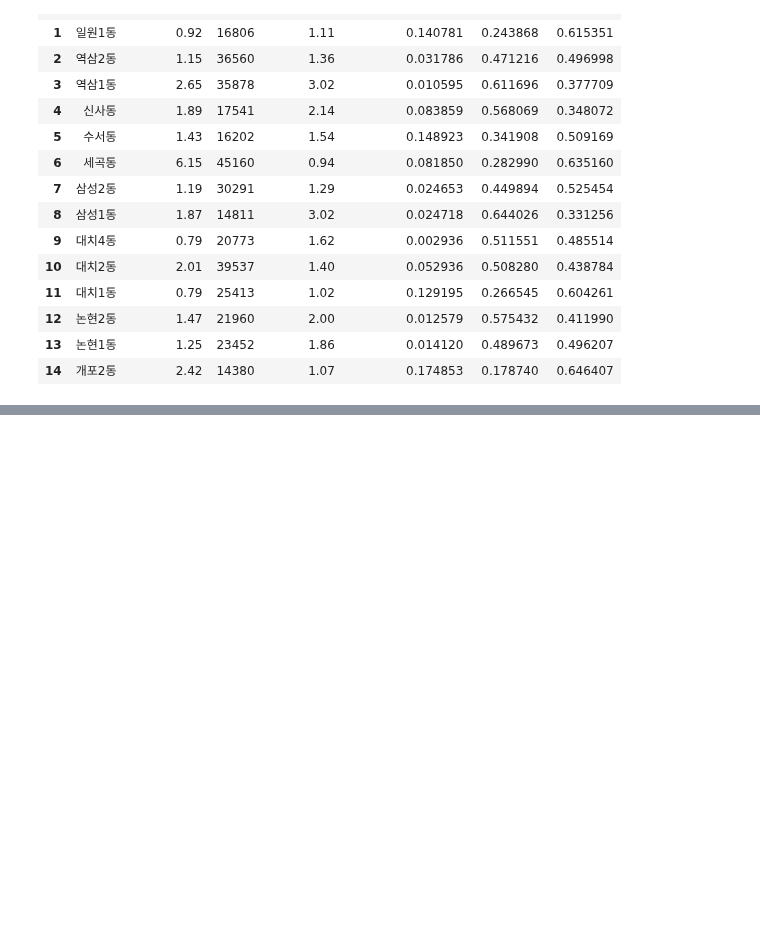
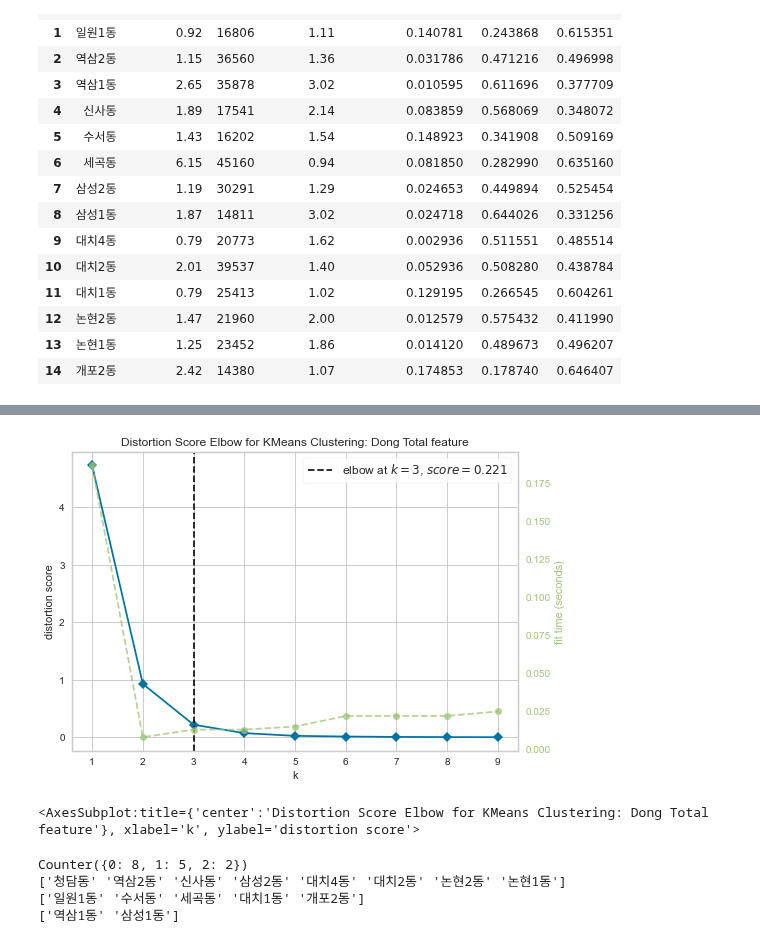
Before and after one commit to POSdata-Sales-Prediction/Store-operation-consulting, a Jupyter notebook: gangnam_geographic_clustering_fin.ipynb, the cells around one changed output, grey strips where cells are left out. Saved outputs shown, nothing was run; the diff lists cells and outputs as text; code cells hidden in the pictures; blank space fills up the shorter version.

```diff
--- a/gangnam_geographic_clustering_fin.ipynb
+++ b/gangnam_geographic_clustering_fin.ipynb
@@ -253,0 +268,51 @@ Counter({0: 26, 1: 7})
+# %%
+## 2. 입지특성(문화·체육·휴양시설, 상업지역, 주거지역) + 인구 특성 clustering 진행
+from yellowbrick.cluster import KElbowVisualizer
+from sklearn.cluster import KMeans
+
+## 2-1. 행정동 별 입지 + 인구특성 clustering 진행
+# preprocessing 후 분산 확인
+from sklearn.preprocessing import MinMaxScaler  # 표준화 패키지 라이브러리
+from sklearn.preprocessing import StandardScaler  # 표준화 패키지 라이브러리
+dong_totalfeature_data = dong_feature.iloc[:,[3,7]].values
+
+dong_totalfeature_data = MinMaxScaler().fit_transform(dong_totalfeature_data) # x객체에 x를 표준화한 데이터를 저장
+#geofeature_data = StandardScaler().fit_transform(geofeature_data) # x객체에 x를 표준화한 데이터를 저장
+
+
+# distortion score = Sum of squares of distances of points from cluster centers
+model = KMeans()
+visualizer = KElbowVisualizer(model, k=(1,10), title="Distortion Score Elbow for KMeans Clustering: Dong Total feature")
+visualizer.fit(dong_totalfeature_data)
+visualizer.show()
+# %% [output]
+[figure, added]
+<AxesSubplot:title={'center':'Distortion Score Elbow for KMeans Clustering: Dong Total feature'}, xlabel='k', ylabel='distortion score'>
+# %%
+# 뽑힌 k로 clustering 진행 - dong- Total feature(2), 3 cluster
+from sklearn.cluster import KMeans
+
+k = 3
+
+# 모델 선언
+model = KMeans(n_clusters = k, random_state=10)
+
+# 데이터에 학습
+model.fit(dong_totalfeature_data)
+
+# 결과 저장
+dong_feature["dong_cluster_total"] = model.fit_predict(dong_totalfeature_data)
+
+# 기존 4 feature standard scaler 돌리고 k3으로 clustering 한 결과
+from collections import Counter
+print(Counter(dong_feature["dong_cluster_total"]))
+
+
+print(dong_feature[dong_feature["dong_cluster_total"] == 0]["행정동"].values)
+print(dong_feature[dong_feature["dong_cluster_total"] == 1]["행정동"].values)
+print(dong_feature[dong_feature["dong_cluster_total"] == 2]["행정동"].values)
+# %% [output]
+Counter({0: 8, 1: 5, 2: 2})
+['청담동' '역삼2동' '신사동' '삼성2동' '대치4동' '대치2동' '논현2동' '논현1동']
+['일원1동' '수서동' '세곡동' '대치1동' '개포2동']
+['역삼1동' '삼성1동']
```
Also changed, not shown: parts of 15 cells of this notebook.
